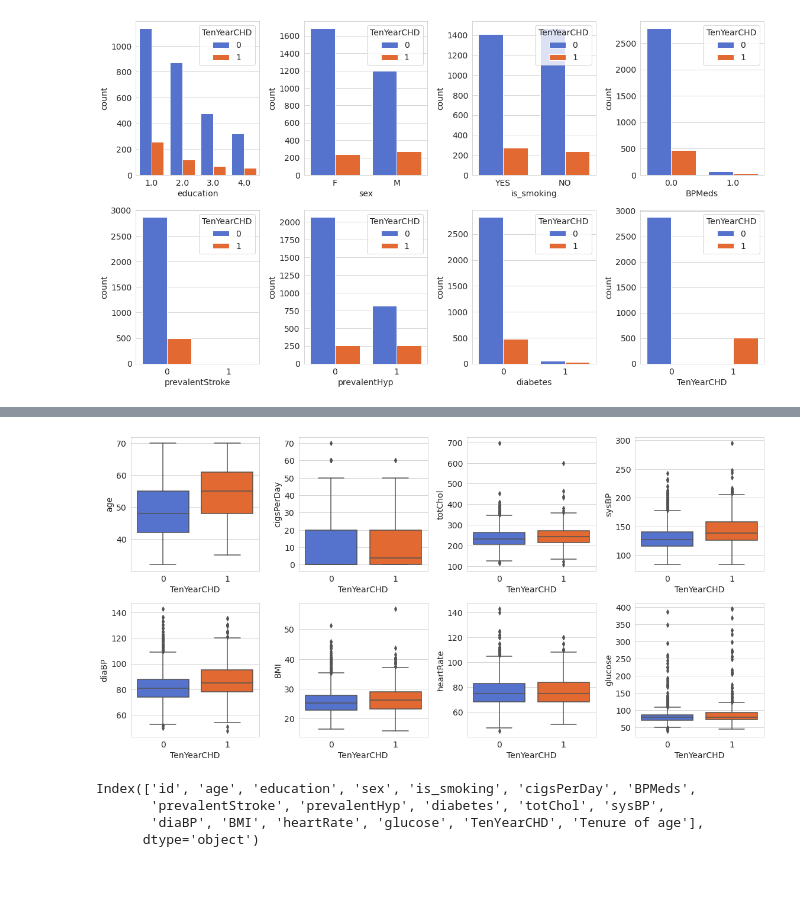
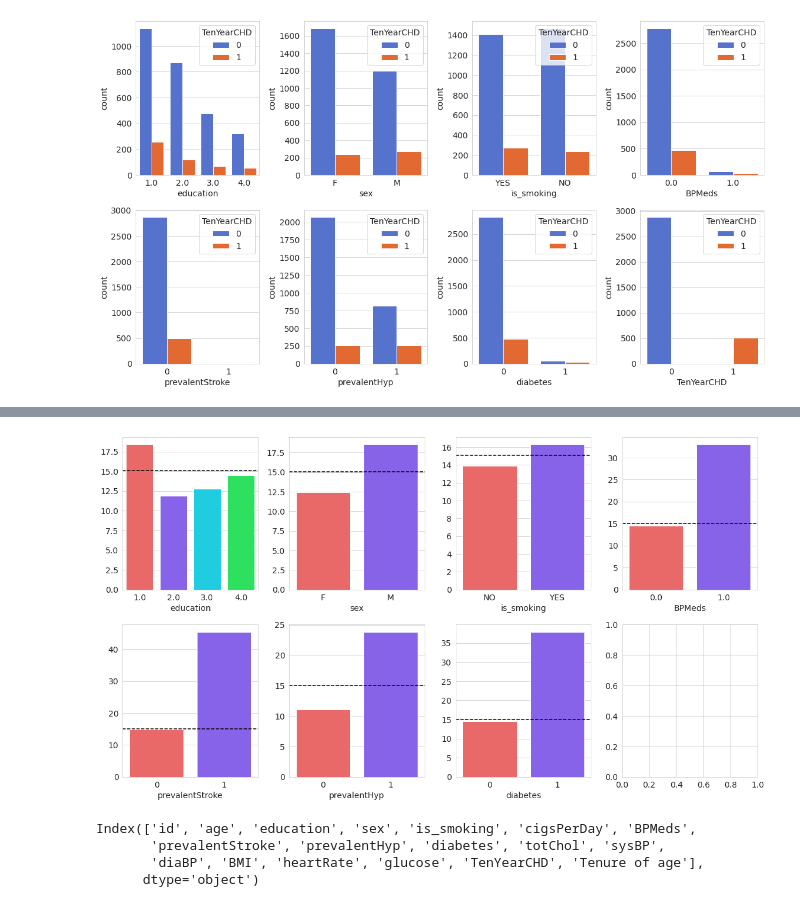
Before and after one commit to Gaurav2912/Cardiovascular-Risk-Prediction, a Jupyter notebook: Cardiovascular_Risk_Prediction.ipynb, the cells around one changed output, grey strips where cells are left out. Drawn from its saved outputs; the diff is of its cells as text; code cells hidden in the pictures; blank space fills up the shorter version.

```diff
--- a/Cardiovascular_Risk_Prediction.ipynb
+++ b/Cardiovascular_Risk_Prediction.ipynb
@@ -319,0 +346,29 @@ Name: prevalentStroke, dtype: int64
+# %%
+# create a blank canvas
+fig, axes = plt.subplots(nrows=4, ncols=4, figsize=(16,18))
+
+j,k = 0,0
+
+for i in range(16):
+    ax = axes[ i // 4, i % 4]
+    if i % 2 == 0:
+      sns.countplot(data= df_cat, x= list_cat_var[j], ax= ax, hue= 'TenYearCHD')
+      j += 1
+# add super title for all subplots
+
+    if i % 2 == 1:
+      if k < 7:
+        sns.barplot(x= risk_rate_list[k].index ,y= risk_rate_list[k].values, ax= ax,
+                    palette= ['#FF5252','#7C4DFF','#00E5FF', '#0FFF50'])
+
+        ax.set_ylabel('Risk rate  percent')
+
+        k  +=1
+    # vertical line at 15.1 (over  all risk rate), chd10_percent(we have calculated it erlier)
+        ax.axhline(y = chd10_percent, color = 'red',ls= '--')
+
+
+
+# add super title for all subplots
+
+fig.tight_layout();
@@ -320,14 +377,22 @@ Name: prevalentStroke, dtype: int64
 # %%
 # create a blank canvas
-fig, axes = plt.subplots(nrows=2, ncols=4, figsize=(16,8))
-for i, col in enumerate(list_num_var):
+fig, axes = plt.subplots(nrows=2, ncols=4, figsize=(16,9))
+
+for i, series_rates in enumerate(risk_rate_list):
     ax = axes[ i // 4, i % 4]
-    sns.boxplot(data= df, y= col, ax= ax, x= 'TenYearCHD')
+    sns.barplot(x= series_rates.index ,y= series_rates.values, ax= ax,
+                palette= ['#FF5252','#7C4DFF','#00E5FF', '#0FFF50'])
+    # vertical line at 15.1 (over  all risk rate), chd10_percent(we have calculated it erlier)
+    ax.axhline(y = chd10_percent, color = 'black',ls= '--')
+
+    if i == 6:
+      break
+
 # add super title for all subplots
 
 fig.tight_layout();
 # %% [output]
-[figure, old version]
+[figure, new version]
 # %%
 df.columns
 # %% [output]
```
Also changed, not shown: parts of 17 cells of this notebook.
